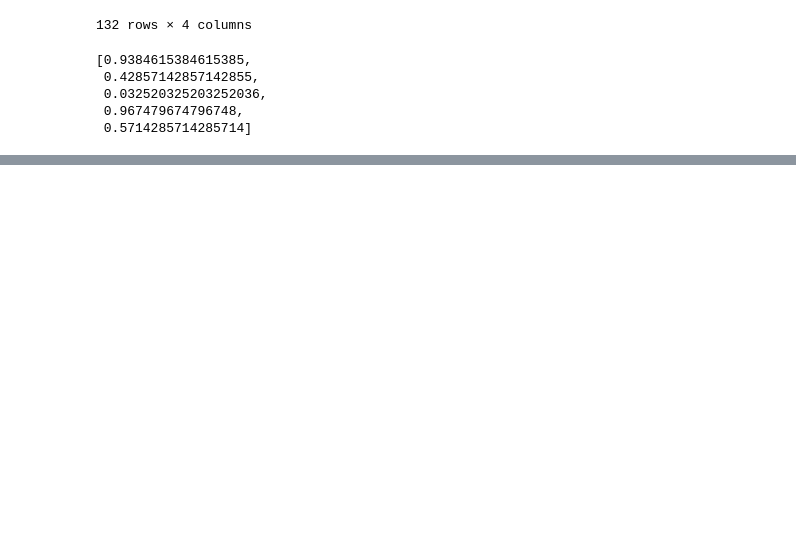
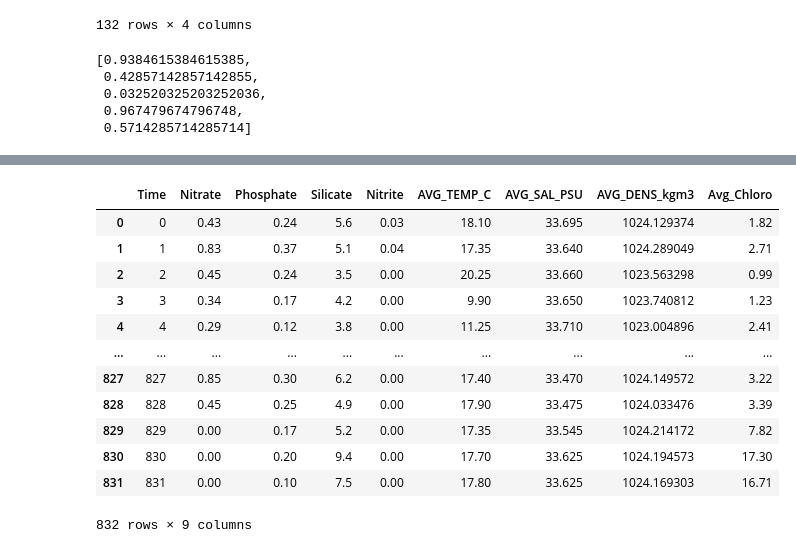
Before and after one commit to aparaselli/HAB-Prediction-Research, a Jupyter notebook: Code/EDM_modeling.ipynb, the cells around one changed output, grey strips where cells are left out. Saved outputs shown, nothing was run; the diff lists cells and outputs as text; code cells hidden in the pictures; blank space fills up the shorter version.

```diff
--- a/Code/EDM_modeling.ipynb
+++ b/Code/EDM_modeling.ipynb
@@ -296,0 +299,16 @@ Name: Observations, Length: 131, dtype: float64
+# %%
+time_series
+# %% [output]
+|  | Time | Nitrate | Phosphate | Silicate | Nitrite | AVG_TEMP_C | AVG_SAL_PSU | AVG_DENS_kgm3 | Avg_Chloro |
+| 0 | 0 | 0.43 | 0.24 | 5.6 | 0.03 | 18.10 | 33.695 | 1024.129374 | 1.82 |
+| 1 | 1 | 0.83 | 0.37 | 5.1 | 0.04 | 17.35 | 33.640 | 1024.289049 | 2.71 |
+| 2 | 2 | 0.45 | 0.24 | 3.5 | 0.00 | 20.25 | 33.660 | 1023.563298 | 0.99 |
+| 3 | 3 | 0.34 | 0.17 | 4.2 | 0.00 | 9.90 | 33.650 | 1023.740812 | 1.23 |
+| 4 | 4 | 0.29 | 0.12 | 3.8 | 0.00 | 11.25 | 33.710 | 1023.004896 | 2.41 |
+| ... | ... | ... | ... | ... | ... | ... | ... | ... | ... |
+| 827 | 827 | 0.85 | 0.30 | 6.2 | 0.00 | 17.40 | 33.470 | 1024.149572 | 3.22 |
+| 828 | 828 | 0.45 | 0.25 | 4.9 | 0.00 | 17.90 | 33.475 | 1024.033476 | 3.39 |
+| 829 | 829 | 0.00 | 0.17 | 5.2 | 0.00 | 17.35 | 33.545 | 1024.214172 | 7.82 |
+| 830 | 830 | 0.00 | 0.20 | 9.4 | 0.00 | 17.70 | 33.625 | 1024.194573 | 17.30 |
+| 831 | 831 | 0.00 | 0.10 | 7.5 | 0.00 | 17.80 | 33.625 | 1024.169303 | 16.71 |
+832 rows × 9 columns
```
Also changed, not shown: parts of 4 cells of this notebook, 37 other files.
